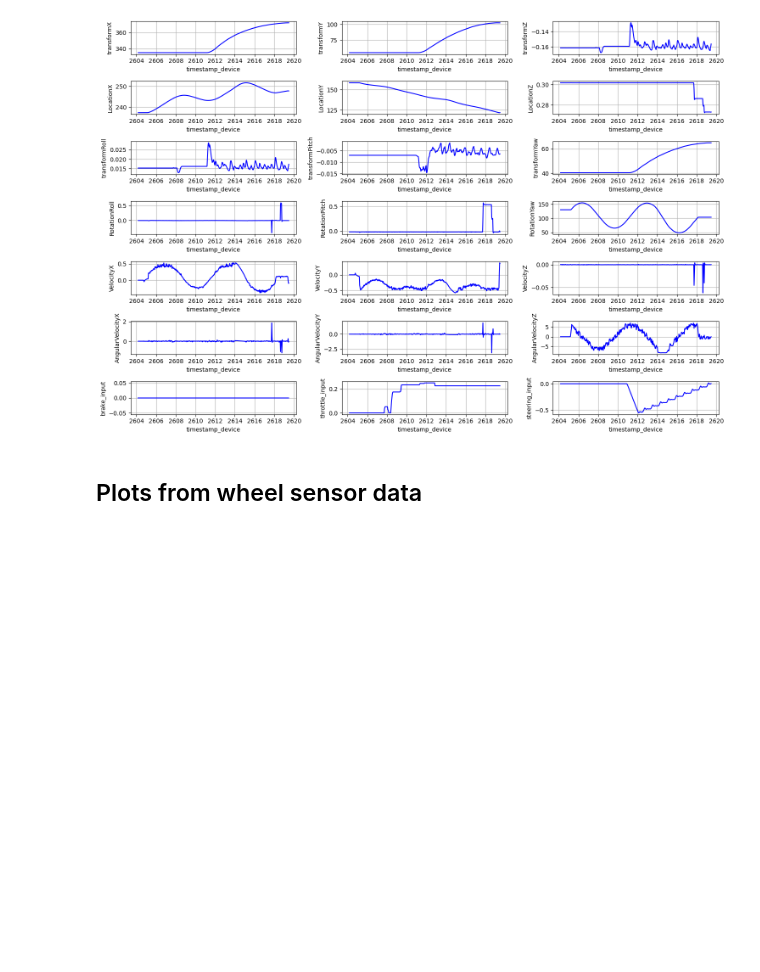
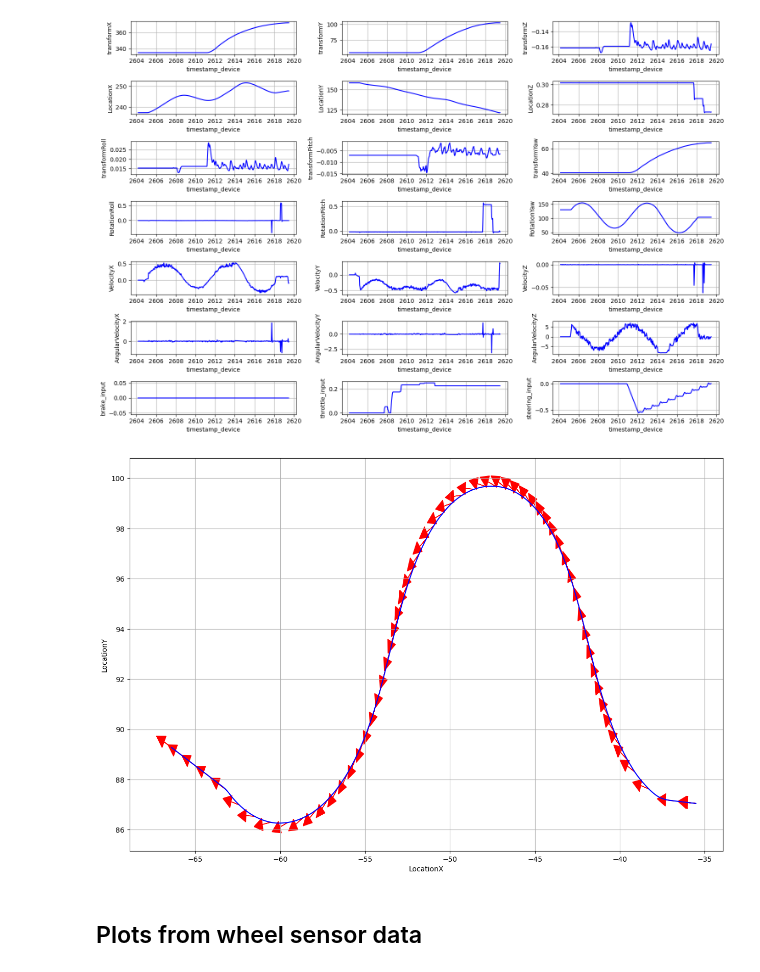
Before and after one commit to chanyca/DReyeVR, a Jupyter notebook: PythonAPI/examples/HapticSharedControl/algorithm.ipynb, the cells around one changed output. Saved outputs shown, nothing was run; the diff lists cells and outputs as text; code cells hidden in the pictures; blank space fills up the shorter version.

```diff
--- a/PythonAPI/examples/HapticSharedControl/algorithm.ipynb
+++ b/PythonAPI/examples/HapticSharedControl/algorithm.ipynb
@@ -66,6 +66,23 @@ df = pd.read_excel('./data/vehicle_logs/backward_2.xlsx')
 plot_data_with_timestamp(df, headers=columns)
 # %% [output]
 [figure]
+# %%
+df = pd.read_excel('./data/vehicle_logs/forward_0.xlsx')
+plt.figure(figsize=(15, 10))
+
+plt.plot(df["LocationX"], df["LocationY"], color='blue')
+length = 0.5
+for idx in range(0, len(df), 10):
+    plt.arrow(df["LocationX"].iloc[idx], df["LocationY"].iloc[idx],
+            length * np.cos(np.radians(df["RotationYaw"][idx])),
+            length * np.sin(np.radians(df["RotationYaw"][idx])),
+            head_width=0.5, head_length=0.5, fc='red', ec='red')
+plt.xlabel('LocationX')
+plt.ylabel('LocationY')
+plt.grid()
+plt.show()
+# %% [output]
+[figure, added]
 # %% [markdown]
 ## Plots from wheel sensor data
 # %%
```
Also changed, not shown: parts of 2 cells of this notebook, 4 other files.
